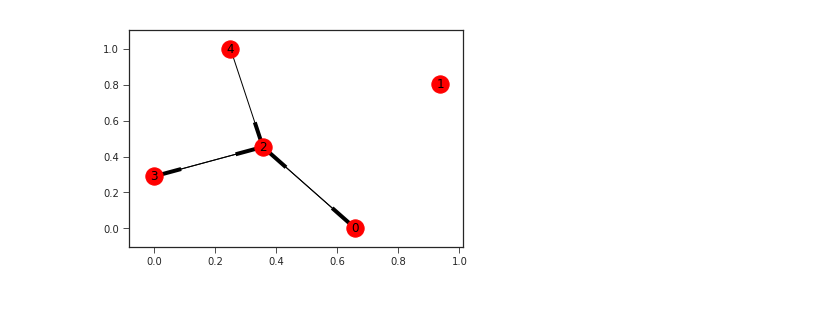
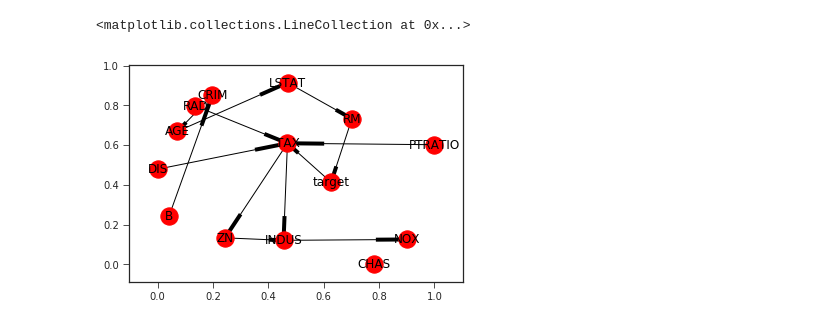
Before and after one commit to ytakashina/depynd, a Jupyter notebook: bayesian_networks.ipynb, the cells around one changed output. Saved outputs shown, nothing was run; the diff lists cells and outputs as text; code cells hidden in the pictures.

```diff
--- a/bayesian_networks.ipynb
+++ b/bayesian_networks.ipynb
@@ -31 +36,6 @@ nx.draw_networkx(g)
+# %%
+boston = sklearn.datasets.load_boston()
+df = pd.DataFrame(boston.data, columns=list(boston.feature_names))
+df['target'] = boston.target
+X = df.values
 # %%
@@ -33,5 +46,10 @@ adj = bayesian_networks.mmpc(X, lamb=0.1)
-# %%
-g = nx.DiGraph(dict(enumerate(adj)))
-nx.draw_networkx(g)
-# %% [output]
-[figure, removed]
+# %%
+g = nx.DiGraph(dict(enumerate(adj)))
+pos = nx.spring_layout(g)
+labels = {i: l for i, l in enumerate(df.columns)}
+nx.draw_networkx_labels(g, pos, labels)
+nx.draw_networkx_nodes(g, pos)
+nx.draw_networkx_edges(g, pos)
+# %% [output]
+<matplotlib.collections.LineCollection at 0x...>
+[figure, added]
```
Also changed, not shown: parts of 4 cells of this notebook, 1 other file.
